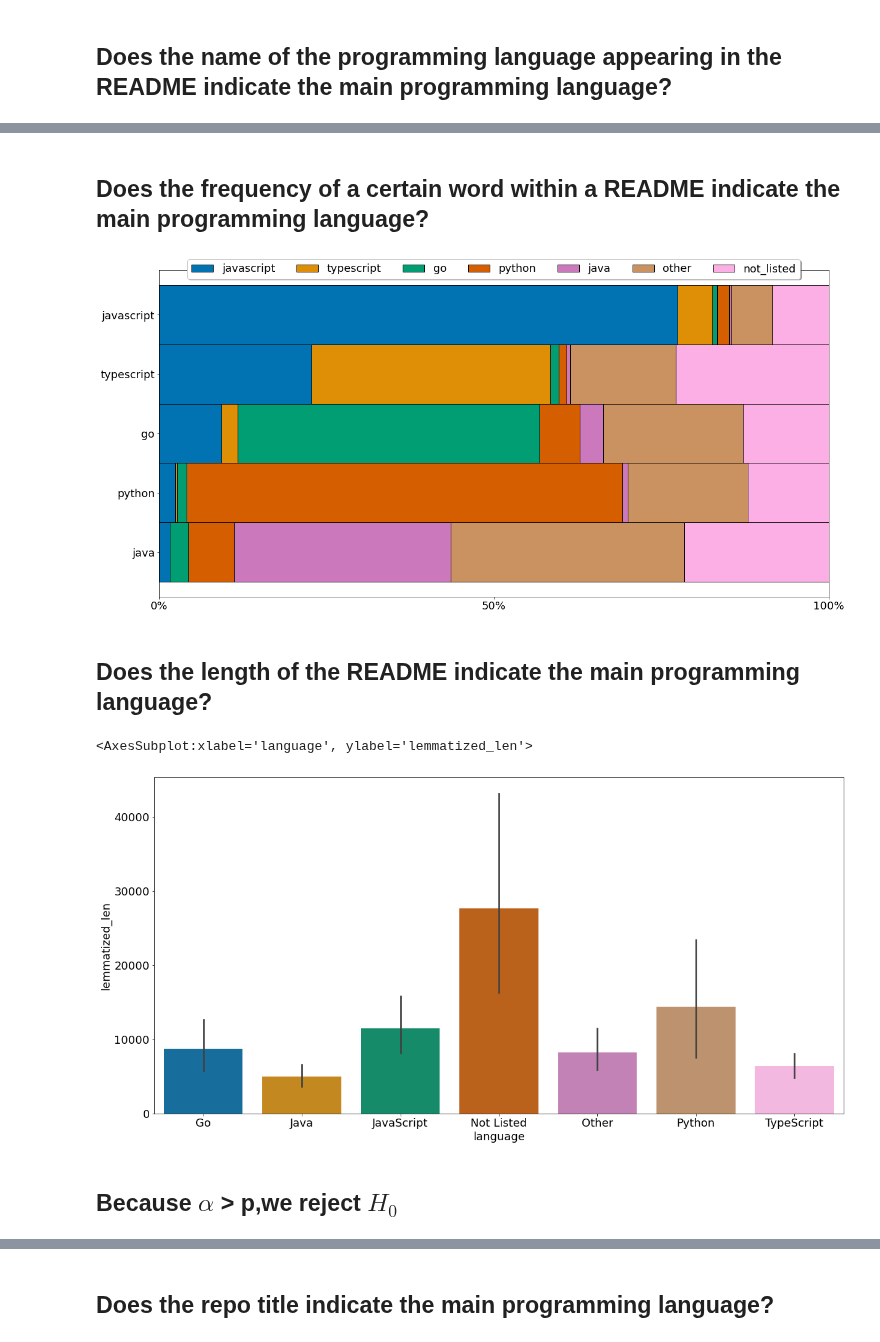
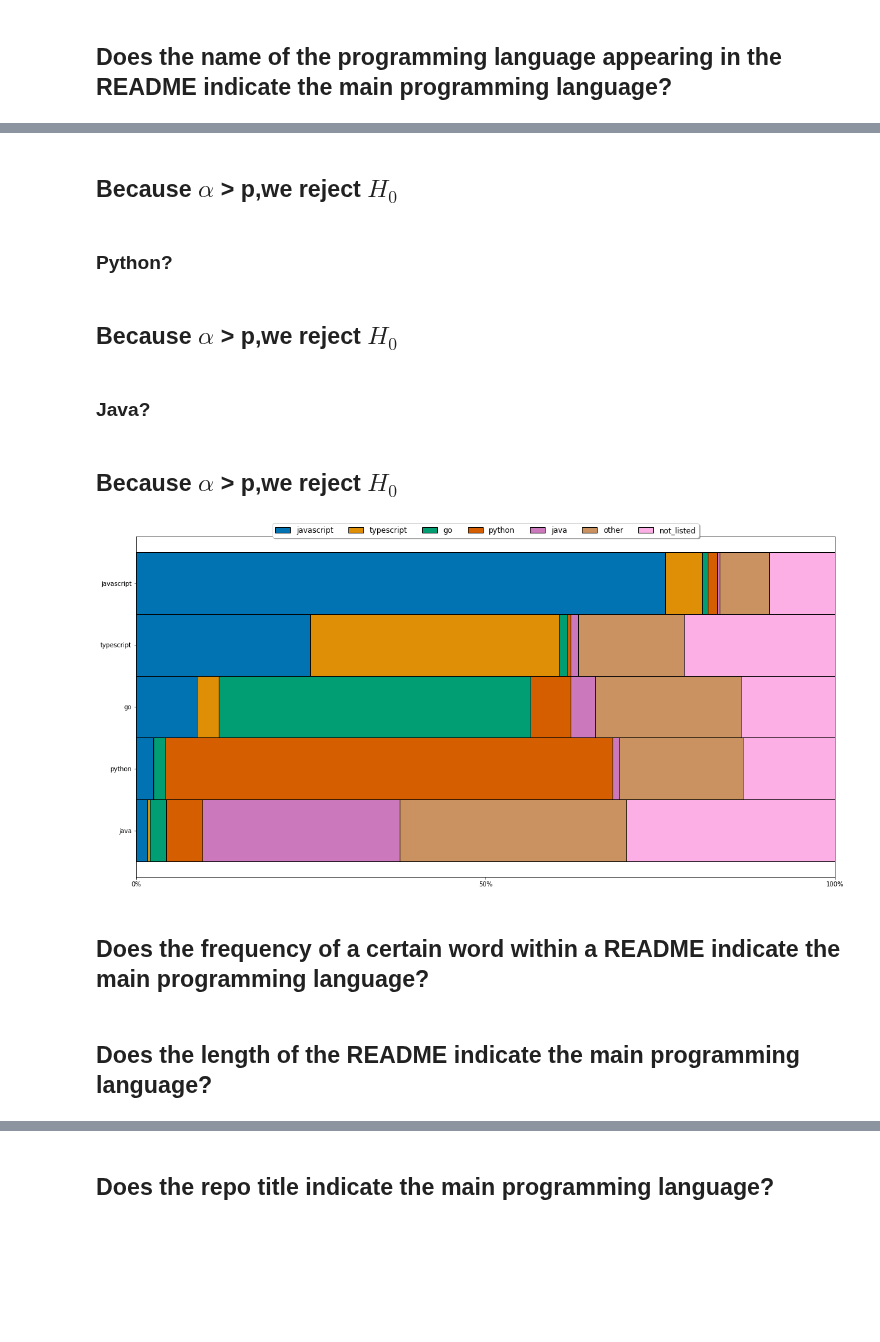
Before and after one commit to L-G-B-Team/nlp-project, a Jupyter notebook: report_first_draft.ipynb, the cells around one changed output, grey strips where cells are left out. Drawn from its saved outputs; the diff is of its cells as text; code cells hidden in the pictures; blank space fills up the shorter version.

```diff
--- a/report_first_draft.ipynb
+++ b/report_first_draft.ipynb
@@ -81,2 +104,25 @@ train.head()
+# %%
+# Chi^2 test for appearance of word 'go' in Go READMEs
+e.language_name_chi2(df, 'Go')
+# %% [output]
+## Because $\alpha$ > p,we  reject $H_0$
+# %% [markdown]
+### Python?
+# %%
+# Chi^2 test for appearance of word 'python' in Python READMEs
+e.language_name_chi2(df, 'Python')
+# %% [output]
+## Because $\alpha$ > p,we  reject $H_0$
+# %% [markdown]
+### Java?
+# %%
+# Chi^2 test for appearance of word 'java' in Java READMEs
+e.language_name_chi2(df, 'Java')
+# %% [output]
+## Because $\alpha$ > p,we  reject $H_0$
+# %%
+e.language_name_percentage_plot(train)
+# %% [output]
+[figure, added]
 # %% [markdown]
 ## Does the frequency of a certain word within a README indicate the main programming language?
@@ -101,28 +129,2 @@ word_counts_limited = word_counts[(word_counts.index=='javascript') | (word_coun
-# %%
-fig = plt.figure(figsize=(20, 10))
-ax = plt.subplot(111)
-plt.rcParams.update({'font.size': 18})
-
-(word_counts_limited.sort_values('all', ascending=False)
- .head(20)
- .apply(lambda row: row/row['all'], axis = 1)
- .drop(columns = 'all')
- .sort_values(by='javascript')
- .plot.barh(stacked = True, width = 1, ec = 'k', legend=False, ax=ax, color=sns.color_palette('colorblind'))
-)
-ax.legend(loc='upper center', bbox_to_anchor=(0.5, 1.05),
-          ncol=7, fancybox=True, shadow=True)
-ax.set_xlim(0,1)
-ax.set_xticks([0,.5,1],['0%','50%','100%'])
-plt.show()
-# %% [output]
-[figure, removed]
 # %% [markdown]
 ## Does the length of the README indicate the main programming language?
-# %%
-fig = plt.figure(figsize=(20, 10))
-ax = plt.subplot(111)
-sns.barplot(x="language", y="lemmatized_len", data=train, palette='colorblind', ax=ax)
-# %% [output]
-<AxesSubplot:xlabel='language', ylabel='lemmatized_len'>
-[figure, removed]
@@ -131,4 +130,0 @@ stat, p = stats.kruskal(go.lemmatized_len, java.lemmatized_len, javascript.lemma
-# %%
-e.p_to_md(p)
-# %% [output]
-## Because $\alpha$ > p,we  reject $H_0$
```
Also changed, not shown: parts of 18 cells of this notebook.
